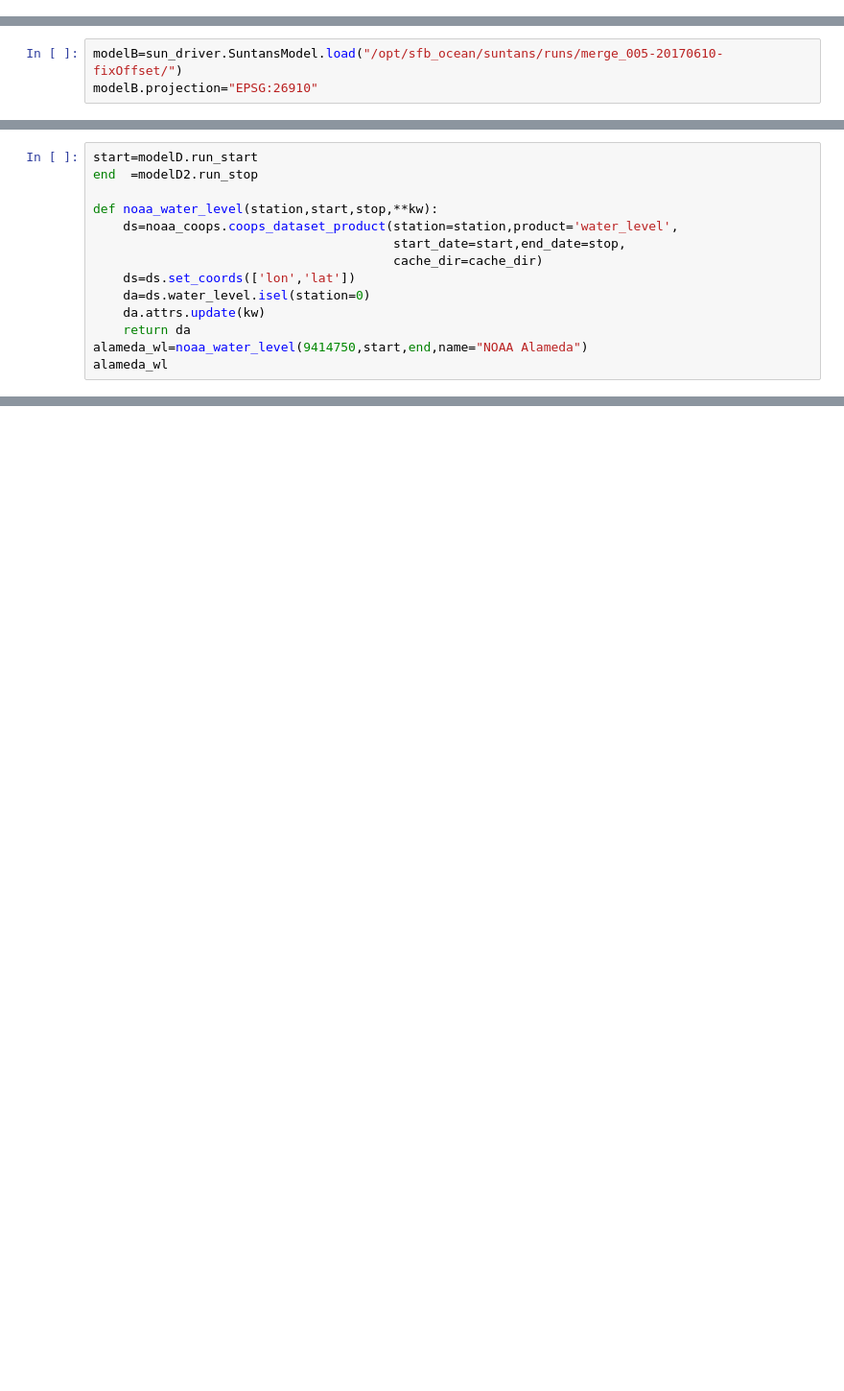
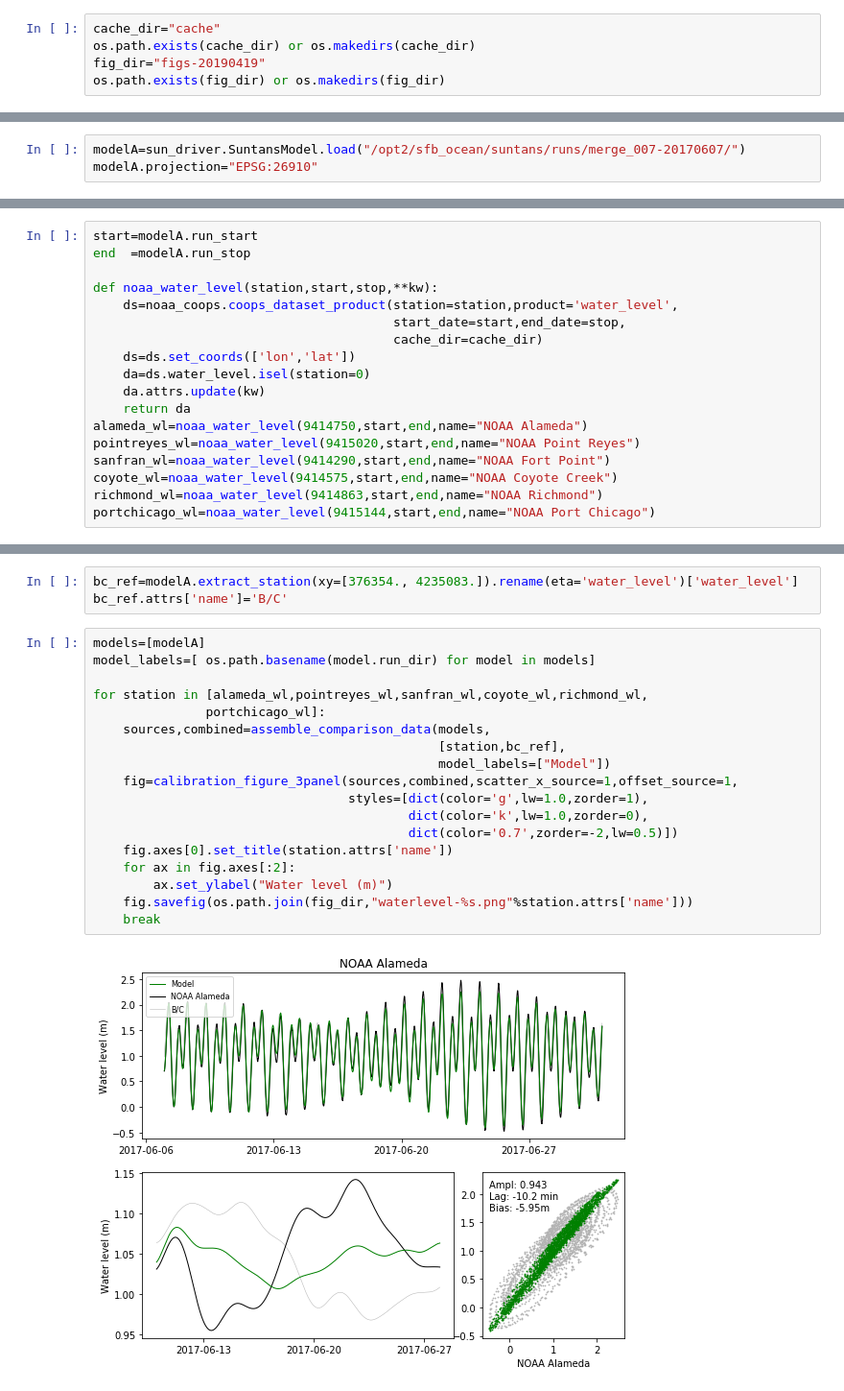
Before and after one commit to rustychris/sfb_ocean, a Jupyter notebook: suntans/calibration.ipynb, the cells around one changed output, grey strips where cells are left out. Shown at 96% size. Drawn from its saved outputs; the diff is of its cells as text; blank space fills up the shorter version.

```diff
--- a/suntans/calibration.ipynb
+++ b/suntans/calibration.ipynb
@@ -26,0 +18,5 @@ INFO:UnstructuredGrid:Will flip 0 edges
+# %%
+cache_dir="cache"
+os.path.exists(cache_dir) or os.makedirs(cache_dir)
+fig_dir="figs-20190419"
+os.path.exists(fig_dir) or os.makedirs(fig_dir)
@@ -27,5 +25,5 @@ INFO:UnstructuredGrid:Will flip 0 edges
 # %%
-modelB=sun_driver.SuntansModel.load("/opt/sfb_ocean/suntans/runs/merge_005-20170610-fixOffset/")
-modelB.projection="EPSG:26910"
+modelA=sun_driver.SuntansModel.load("/opt2/sfb_ocean/suntans/runs/merge_007-20170607/")
+modelA.projection="EPSG:26910"
 # %% [output]
 INFO:DFlowModel:Will read cell depths, too
@@ -59,6 +31,6 @@ True
 # %%
-start=modelD.run_start
-end  =modelD2.run_stop
+start=modelA.run_start
+end  =modelA.run_stop
 
 def noaa_water_level(station,start,stop,**kw):
     ds=noaa_coops.coops_dataset_product(station=station,product='water_level',
@@ -69,5 +41,9 @@ def noaa_water_level(station,start,stop,**kw):
     da.attrs.update(kw)
     return da
 alameda_wl=noaa_water_level(9414750,start,end,name="NOAA Alameda")
-alameda_wl
+pointreyes_wl=noaa_water_level(9415020,start,end,name="NOAA Point Reyes")
+sanfran_wl=noaa_water_level(9414290,start,end,name="NOAA Fort Point")
+coyote_wl=noaa_water_level(9414575,start,end,name="NOAA Coyote Creek")
+richmond_wl=noaa_water_level(9414863,start,end,name="NOAA Richmond")
+portchicago_wl=noaa_water_level(9415144,start,end,name="NOAA Port Chicago")
 # %% [output]
@@ -219,0 +223,23 @@ Attributes:
+# %%
+bc_ref=modelA.extract_station(xy=[376354., 4235083.]).rename(eta='water_level')['water_level']
+bc_ref.attrs['name']='B/C'
+# %%
+models=[modelA]
+model_labels=[ os.path.basename(model.run_dir) for model in models]
+
+for station in [alameda_wl,pointreyes_wl,sanfran_wl,coyote_wl,richmond_wl,
+               portchicago_wl]:
+    sources,combined=assemble_comparison_data(models,
+                                              [station,bc_ref],
+                                              model_labels=["Model"])
+    fig=calibration_figure_3panel(sources,combined,scatter_x_source=1,offset_source=1,
+                                  styles=[dict(color='g',lw=1.0,zorder=1),
+                                          dict(color='k',lw=1.0,zorder=0),
+                                          dict(color='0.7',zorder=-2,lw=0.5)])
+    fig.axes[0].set_title(station.attrs['name'])
+    for ax in fig.axes[:2]:
+        ax.set_ylabel("Water level (m)")
+    fig.savefig(os.path.join(fig_dir,"waterlevel-%s.png"%station.attrs['name']))
+    break
+# %% [output]
+[figure, added]
```
Also changed, not shown: parts of 16 cells of this notebook, 12 other files.
